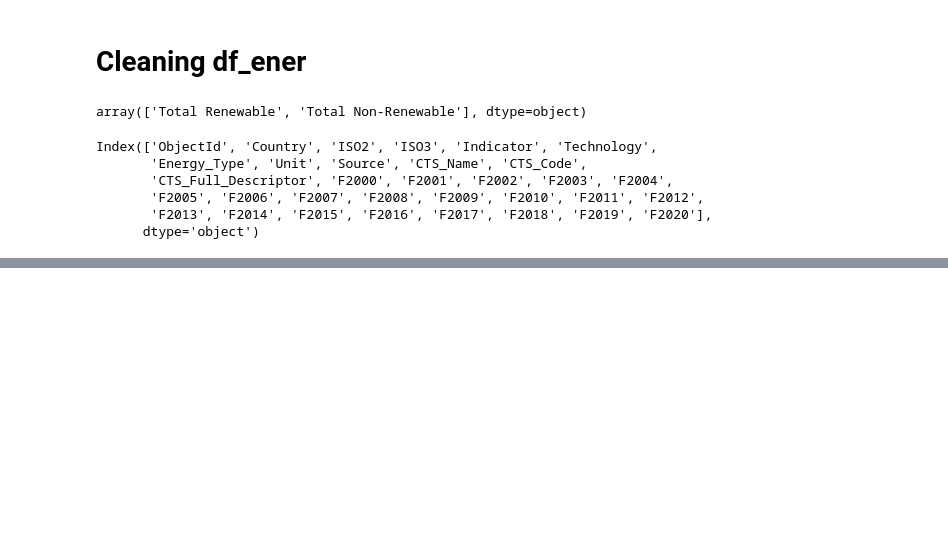
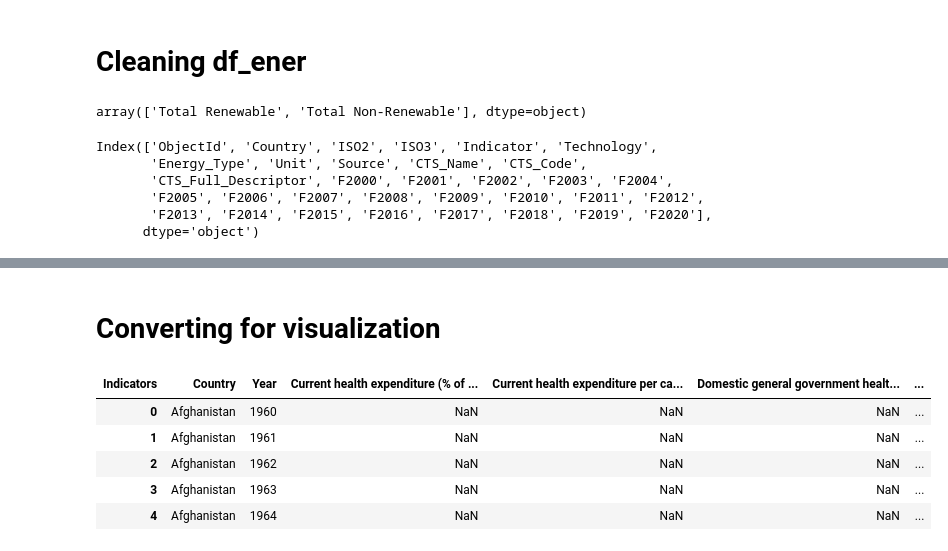
Before and after one commit to AlfonsoUrra/Climate-Change-Predictive-Model, a Jupyter notebook: src/Main.ipynb, the cells around one changed output, grey strips where cells are left out. Saved outputs shown, nothing was run; the diff lists cells and outputs as text; code cells hidden in the pictures; blank space fills up the shorter version.

```diff
--- a/src/Main.ipynb
+++ b/src/Main.ipynb
@@ -590,0 +722,2 @@ df_ener_model.to_csv('../data/df_ener_model.csv')
+# %% [markdown]
+# Converting for visualization
@@ -590,0 +734,9 @@ df_ener_model.to_csv('../data/df_ener_model.csv')
+# %%
+df_pivoted_health.head()
+# %% [output]
+| Indicators | Country | Year | Current health expenditure (% of ... | Current health expenditure per ca... | Domestic general government healt... | ... |
+| 0 | Afghanistan | 1960 | NaN | NaN | NaN | ... |
+| 1 | Afghanistan | 1961 | NaN | NaN | NaN | ... |
+| 2 | Afghanistan | 1962 | NaN | NaN | NaN | ... |
+| 3 | Afghanistan | 1963 | NaN | NaN | NaN | ... |
+| 4 | Afghanistan | 1964 | NaN | NaN | NaN | ... |
```
Also changed, not shown: parts of 27 cells of this notebook, 1 other file.
